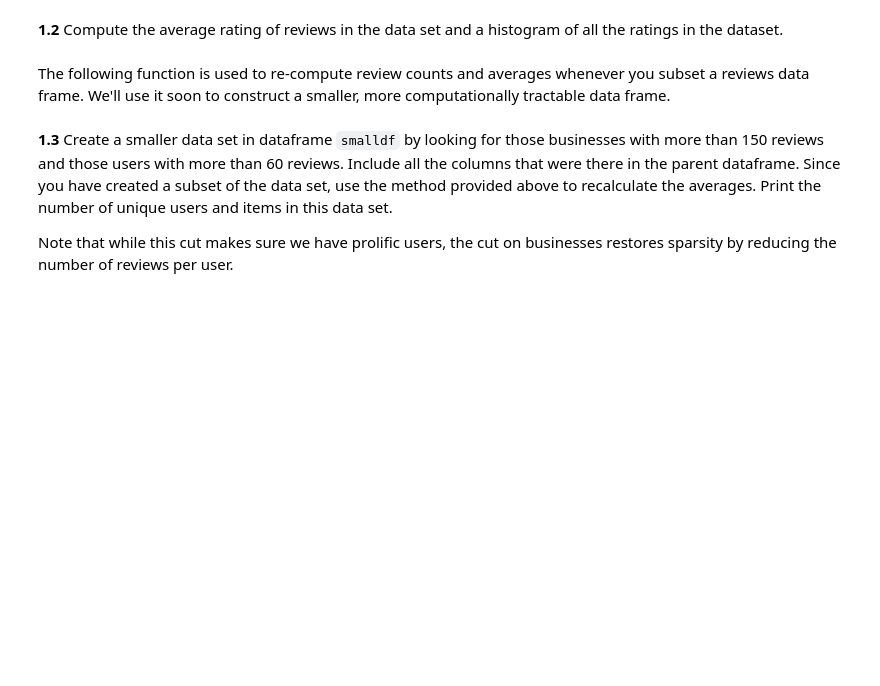
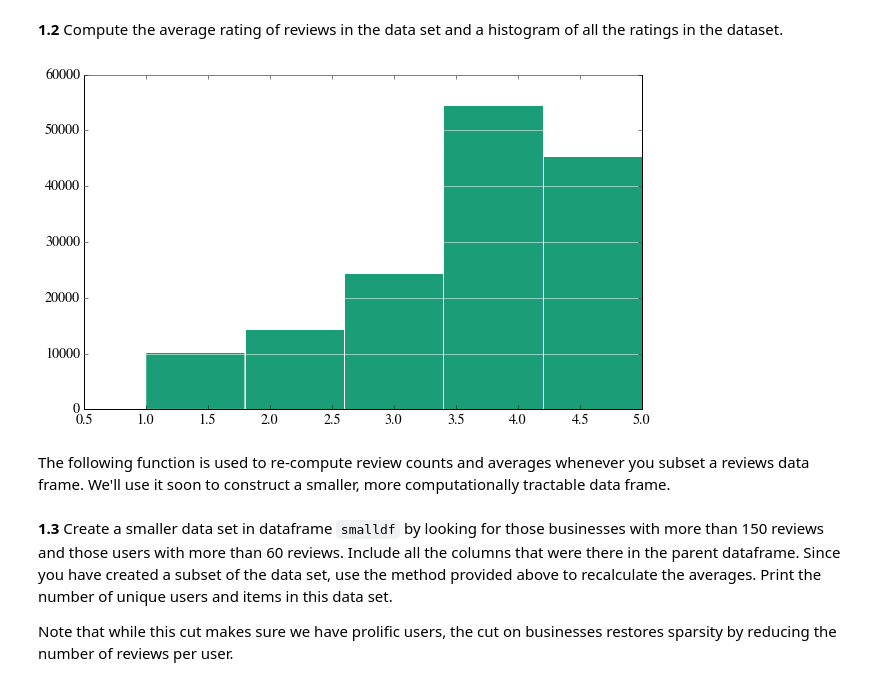
Before and after one commit to dennisi/content, a Jupyter notebook: HW4.ipynb, the cells around one changed output. Drawn from its saved outputs; the diff is of its cells as text; code cells hidden in the pictures; blank space fills up the shorter version.

```diff
--- a/HW4.ipynb
+++ b/HW4.ipynb
@@ -198,3 +237,12 @@ Lets implement this simpler global recommender first.
+# %%
+# plt.hist(fulldf.groupby('review_id')['stars'].avg())
+fulldf.stars.mean()
+# 3.7414126802349332
+plt.hist(fulldf.stars, bins = 5, range=(1, 5))
+plt.grid(False)
+plt.grid(axis = 'y', color = 'white', linestyle = '-')
+# %% [output]
+[figure, added]
 # %% [markdown]
 The following function is used to re-compute review counts and averages whenever you subset a reviews data frame. We'll use it soon to construct a smaller, more computationally tractable data frame.
 # %%
```
Also changed, not shown: parts of 79 cells of this notebook, 1 other file.
